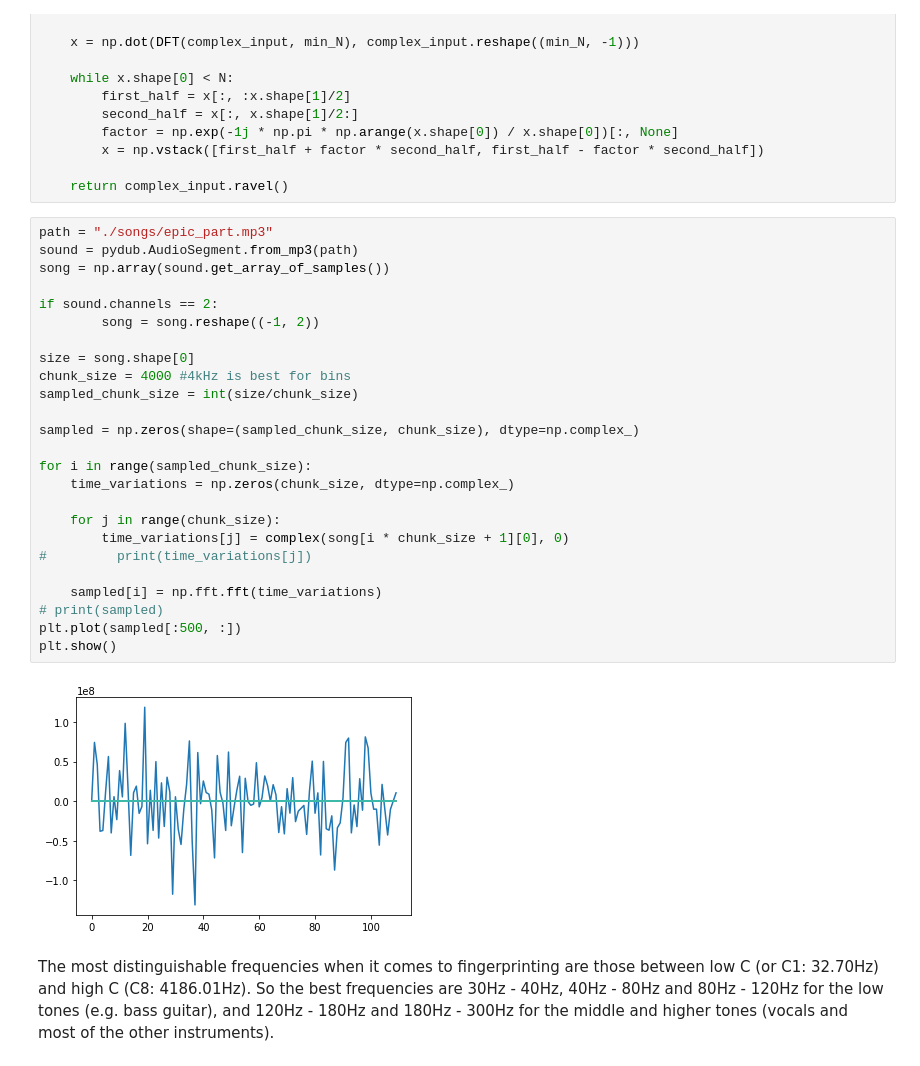
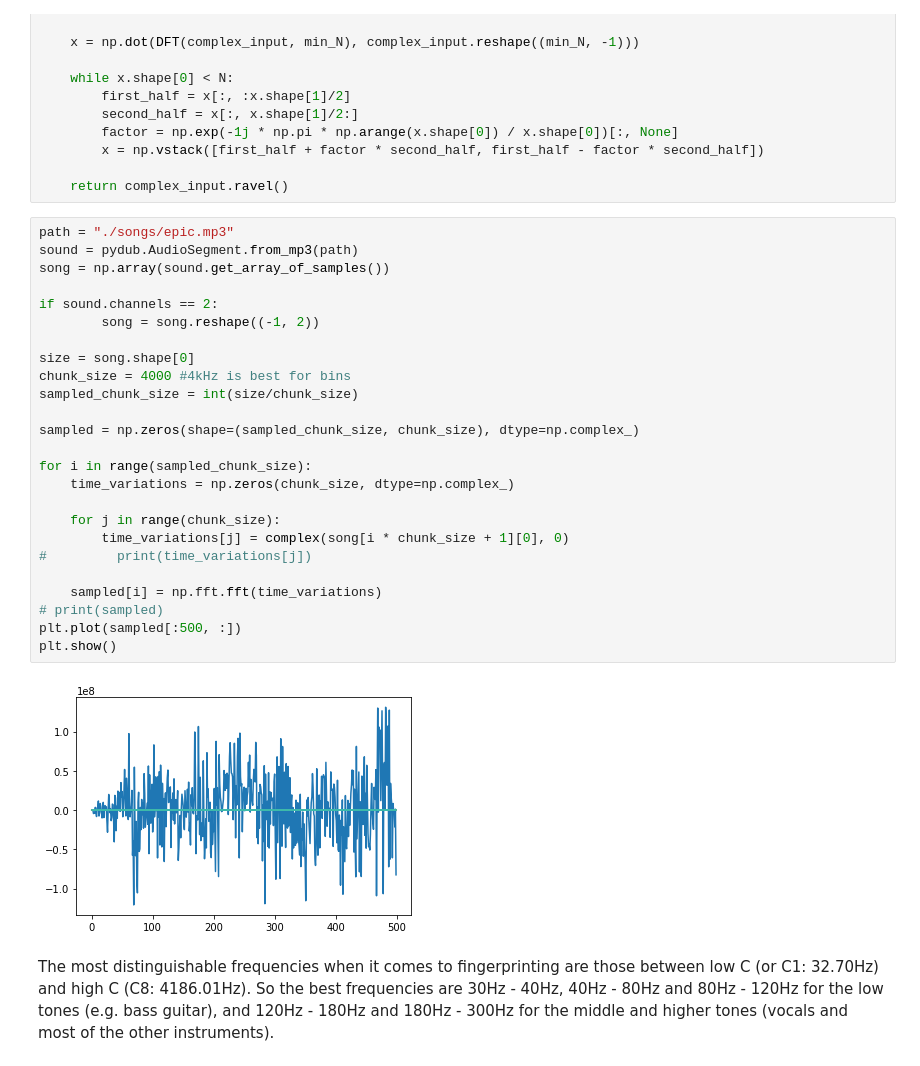
Before and after one commit to Owliie/Smart-Radio, a Jupyter notebook: experiments/song_recognition.ipynb, the cells around one changed output. Saved outputs shown, nothing was run; the diff lists cells and outputs as text.

```diff
--- a/experiments/song_recognition.ipynb
+++ b/experiments/song_recognition.ipynb
@@ -64,32 +64,32 @@ def vector_FFT(complex_input):
 
     return complex_input.ravel()
 # %%
-path = "./songs/epic_part.mp3"
+path = "./songs/epic.mp3"
 sound = pydub.AudioSegment.from_mp3(path)
 song = np.array(sound.get_array_of_samples())
 
 if sound.channels == 2:
         song = song.reshape((-1, 2))
 
 size = song.shape[0]
 chunk_size = 4000 #4kHz is best for bins
 sampled_chunk_size = int(size/chunk_size)
 
 sampled = np.zeros(shape=(sampled_chunk_size, chunk_size), dtype=np.complex_)
 
 for i in range(sampled_chunk_size):
     time_variations = np.zeros(chunk_size, dtype=np.complex_)
 
     for j in range(chunk_size):
         time_variations[j] = complex(song[i * chunk_size + 1][0], 0)
 #         print(time_variations[j])
 
     sampled[i] = np.fft.fft(time_variations)
 # print(sampled)
 plt.plot(sampled[:500, :])
 plt.show()
 # %% [output]
-[figure, old version]
+[figure, new version]
 # %% [markdown]
 The most distinguishable frequencies when it comes to fingerprinting are those between low C (or C1: 32.70Hz) and high C (C8: 4186.01Hz). So the best frequencies are 30Hz - 40Hz, 40Hz - 80Hz and 80Hz - 120Hz for the low tones (e.g. bass guitar), and 120Hz - 180Hz and 180Hz - 300Hz for the middle and higher tones (vocals and most of the other instruments).
 # %%
```
Also changed, not shown: parts of 3 cells of this notebook, 2 other files.
